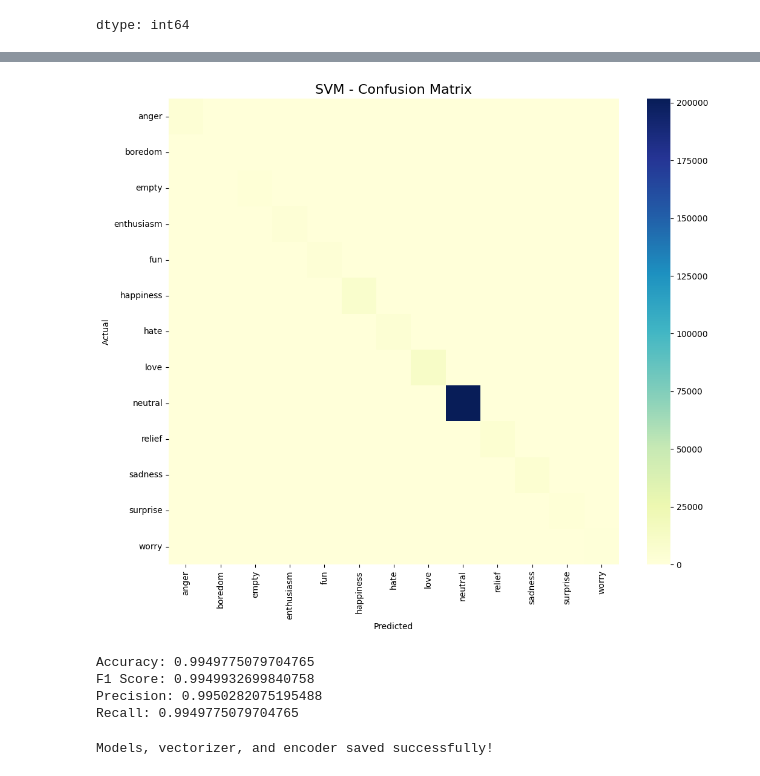
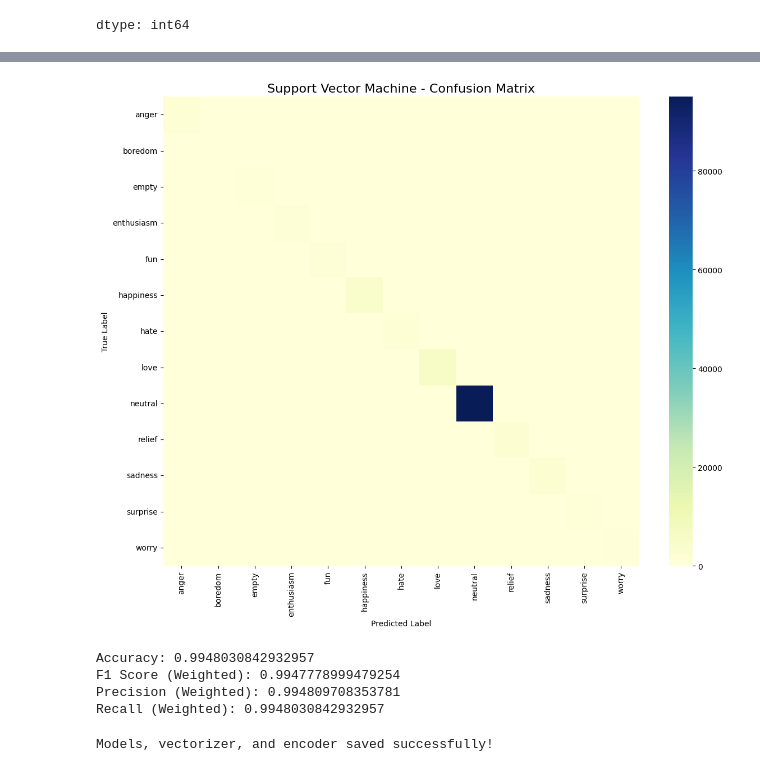
Before and after one commit to nasirabbas827/textbasedemotion-ifrah-finalcode, a Jupyter notebook: NotebookFile/textbased_bilal&ifrah.ipynb, the cells around one changed output, grey strips where cells are left out. Drawn from its saved outputs; the diff is of its cells as text; code cells hidden in the pictures.

```diff
--- a/NotebookFile/textbased_bilal&ifrah.ipynb
+++ b/NotebookFile/textbased_bilal&ifrah.ipynb
@@ -61,3 +77,9 @@ df.head()
 df.shape
 # %% [output]
 (839555, 2)
+# %%
+# Remove duplicate rows
+num_duplicates = df.duplicated().sum()
+print("Number of duplicate rows:", num_duplicates)
+df = df.drop_duplicates()
+print("After removing duplicates, dataset shape:", df.shape)
@@ -91,7 +120,7 @@ df['Emotion'].value_counts()
 dtype: int64
 # %%
 lemmatizer = WordNetLemmatizer()
-stop_words = set(stopwords.words('english'))
+stop_words = set(stopwords.words('english')) - {"not", "no", "never"}
 
 def preprocess_text(text):
     text = text.lower()
@@ -201,11 +243,25 @@ Recall: 0.9932186431727856
 # %%
-svm_model = LinearSVC(max_iter=2000)
-svm_model.fit(X_train_balanced, y_train_balanced)
+from sklearn.svm import LinearSVC
 
+# Support Vector Machine with class balancing
+svm_model = LinearSVC(
+    max_iter=3000,
+    class_weight="balanced"
+)
+
+# Train model
+svm_model.fit(X_train_tfidf, y_train)
+
+# Predictions
 y_pred_svm = svm_model.predict(X_test_tfidf)
 
+# Evaluation
 print("=== Support Vector Machine Report ===")
-print(classification_report(y_test, y_pred_svm, target_names=label_encoder.classes_))
+print(classification_report(
+    y_test,
+    y_pred_svm,
+    target_names=label_encoder.classes_
+))
 # %% [output]
 === Support Vector Machine Report ===
               precision    recall  f1-score   support
@@ -230,29 +286,34 @@ weighted avg       1.00      0.99      0.99    251867
 # %%
+from sklearn.metrics import confusion_matrix, accuracy_score, f1_score, precision_score, recall_score
+
+# Confusion Matrix
 cm_svm = confusion_matrix(y_test, y_pred_svm)
 
 plt.figure(figsize=(12, 10))
 sns.heatmap(
     cm_svm,
     annot=False,
     cmap="YlGnBu",
     xticklabels=label_encoder.classes_,
     yticklabels=label_encoder.classes_
 )
-plt.title("SVM - Confusion Matrix", fontsize=16)
-plt.xlabel("Predicted")
-plt.ylabel("Actual")
+plt.title("Support Vector Machine - Confusion Matrix", fontsize=16)
+plt.xlabel("Predicted Label")
+plt.ylabel("True Label")
+plt.tight_layout()
 plt.show()
 
+# Evaluation Metrics
 print("Accuracy:", accuracy_score(y_test, y_pred_svm))
-print("F1 Score:", f1_score(y_test, y_pred_svm, average="weighted"))
-print("Precision:", precision_score(y_test, y_pred_svm, average="weighted"))
-print("Recall:", recall_score(y_test, y_pred_svm, average="weighted"))
+print("F1 Score (Weighted):", f1_score(y_test, y_pred_svm, average="weighted"))
+print("Precision (Weighted):", precision_score(y_test, y_pred_svm, average="weighted"))
+print("Recall (Weighted):", recall_score(y_test, y_pred_svm, average="weighted"))
 # %% [output]
-[figure, old version]
+[figure, new version]
-Accuracy: 0.9949775079704765
-F1 Score: 0.9949932699840758
-Precision: 0.9950282075195488
-Recall: 0.9949775079704765
+Accuracy: 0.9948030842932957
+F1 Score (Weighted): 0.9947778999479254
+Precision (Weighted): 0.994809708353781
+Recall (Weighted): 0.9948030842932957
 # %%
 import joblib
 
```
Also changed, not shown: parts of 10 cells of this notebook, 4 other files.
